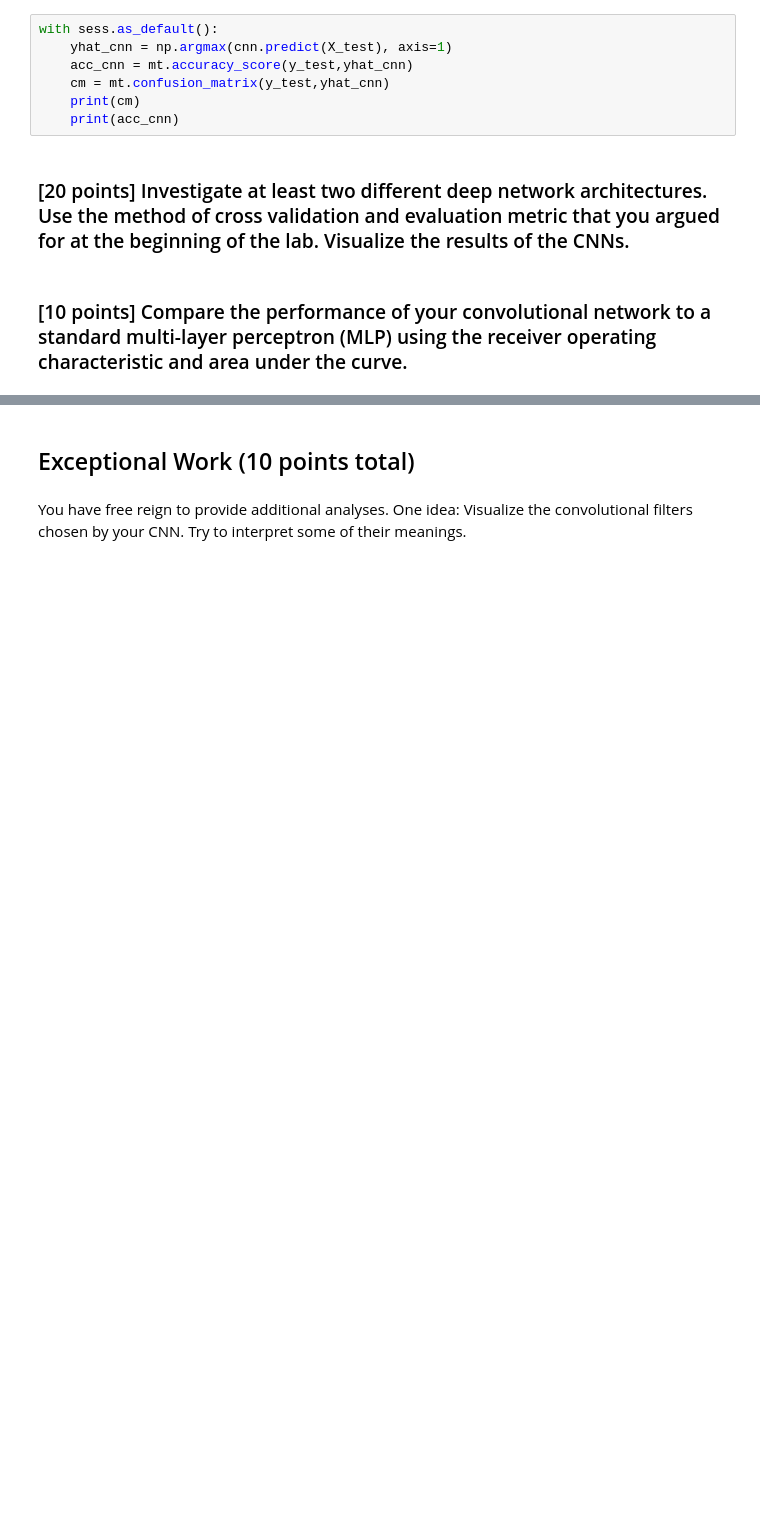
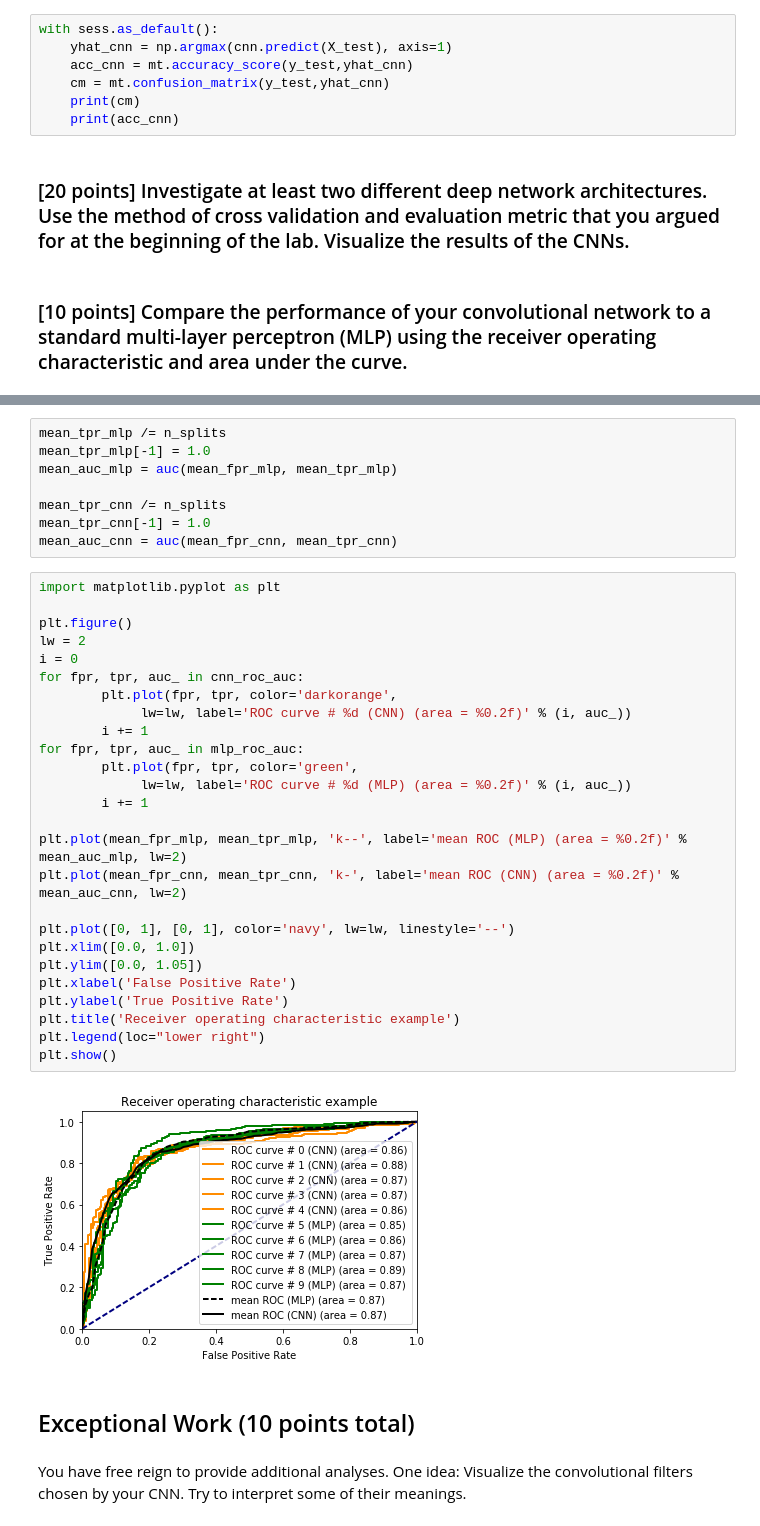
Before and after one commit to LukeWood/CNNvsMLPforDogsAndCats, a Jupyter notebook: Lab8Merged.ipynb, the cells around one changed output, grey strips where cells are left out. Drawn from its saved outputs; the diff is of its cells as text; blank space fills up the shorter version.

Commit message:
added ROC curve

```diff
--- a/Lab8Merged.ipynb
+++ b/Lab8Merged.ipynb
@@ -407,3 +461,39 @@ with sess.as_default():
+# %%
+mean_tpr_mlp /= n_splits
+mean_tpr_mlp[-1] = 1.0
+mean_auc_mlp = auc(mean_fpr_mlp, mean_tpr_mlp)
+
+mean_tpr_cnn /= n_splits
+mean_tpr_cnn[-1] = 1.0
+mean_auc_cnn = auc(mean_fpr_cnn, mean_tpr_cnn)
+# %%
+import matplotlib.pyplot as plt
+
+plt.figure()
+lw = 2
+i = 0
+for fpr, tpr, auc_ in cnn_roc_auc:
+        plt.plot(fpr, tpr, color='darkorange',
+             lw=lw, label='ROC curve # %d (CNN) (area = %0.2f)' % (i, auc_))
+        i += 1
+for fpr, tpr, auc_ in mlp_roc_auc:
+        plt.plot(fpr, tpr, color='green',
+             lw=lw, label='ROC curve # %d (MLP) (area = %0.2f)' % (i, auc_))
+        i += 1
+
+plt.plot(mean_fpr_mlp, mean_tpr_mlp, 'k--', label='mean ROC (MLP) (area = %0.2f)' % mean_auc_mlp, lw=2)
+plt.plot(mean_fpr_cnn, mean_tpr_cnn, 'k-', label='mean ROC (CNN) (area = %0.2f)' % mean_auc_cnn, lw=2)
+
+plt.plot([0, 1], [0, 1], color='navy', lw=lw, linestyle='--')
+plt.xlim([0.0, 1.0])
+plt.ylim([0.0, 1.05])
+plt.xlabel('False Positive Rate')
+plt.ylabel('True Positive Rate')
+plt.title('Receiver operating characteristic example')
+plt.legend(loc="lower right")
+plt.show()
+# %% [output]
+[figure, added]
 # %% [markdown]
 ## Exceptional Work (10 points total)
 # %% [markdown]
```
Also changed, not shown: parts of 9 cells of this notebook.
